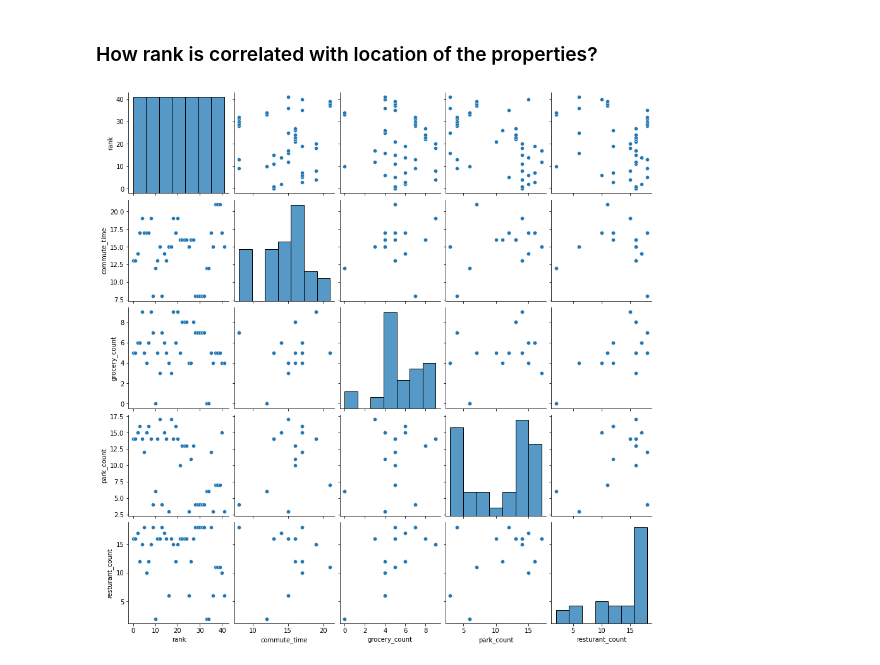
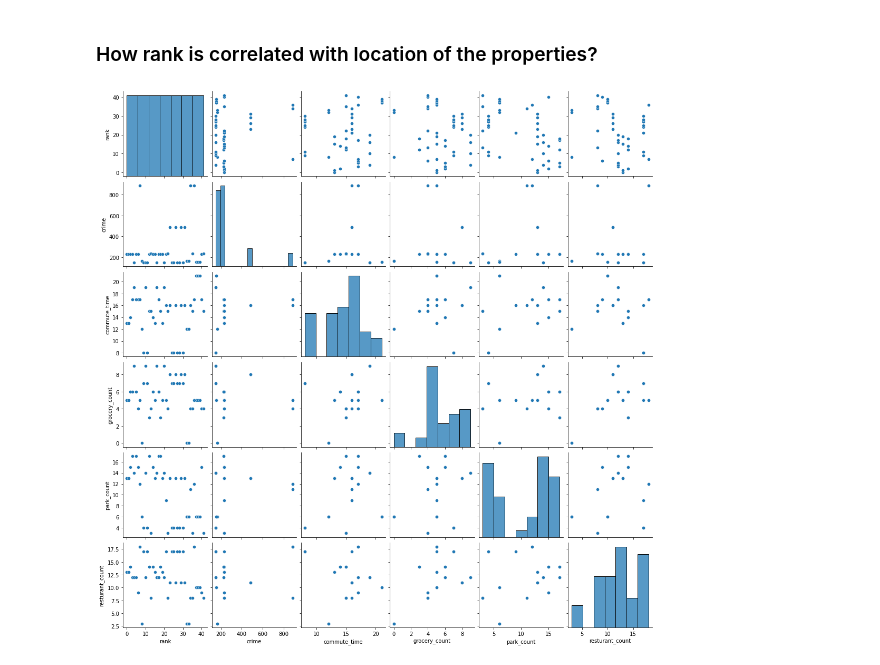
Before and after one commit to cpokorsk/Apartment_Ranking, a Jupyter notebook: Final_Analysis.ipynb, the cells around one changed output. Saved outputs shown, nothing was run; the diff lists cells and outputs as text; code cells hidden in the pictures.

Commit message:
Added Crime Data
Still need to work out how to make crime_score

```diff
--- a/Final_Analysis.ipynb
+++ b/Final_Analysis.ipynb
@@ -47,0 +84,24 @@ memory usage: 5.7+ KB
+# %%
+def score_crime(row):
+    score=((row.Assualt +
+            row.Burglary +
+            row.Vehicle_Theft +
+            row.PropertryCrime +
+            row.Robbery +
+            row.Rape*2
+            )/row.TotalCrime)
+    return score
+# %%
+%%time
+crime_score = []
+
+for i, x in df.iterrows():
+    temp = None
+    for j, row in crime.iterrows():
+        if x.zipcode == row.ZipCode:
+            temp = score_crime(row)
+    if temp == None:
+        print(x.zipcode)
+    crime_score.append(temp)
+
+df['crime'] = crime_score
@@ -302,7 +372,8 @@ def set_score(row):
              row['hardwood_floors']+
              row['open_concept'] +
              row['high_ceiling']*.5 +
-             row['office']*2
+             row['office']*2 +
+             row['crime']*-1
             )
 
     return score
@@ -348,7 +419,7 @@ mm_scaler = MinMaxScaler()
 columns_to_scale = ['price', 'bedrooms','bathrooms','squareFootage','covered_parking',
                     'commute_time','grocery_count','bar_count','gas_count','resturant_count',
                     'hospital_count', 'park_count', 'hardwood_floors', 'office','open_concept',
-                    'high_ceiling']
+                    'high_ceiling','crime']
 
 scaled_array = mm_scaler.fit_transform(df[columns_to_scale])
 df_scaled = pd.DataFrame(scaled_array, columns=columns_to_scale)
@@ -436,11 +502,11 @@ df_sorted.groupby(['complex']).mean()[COL].sort_values(by='scaled_scores', ascen
 # %% [markdown]
 ### How rank is correlated with location of the properties?
 # %%
-column_set = ['rank','commute_time','grocery_count','park_count','resturant_count']
+column_set = ['rank','crime','commute_time','grocery_count','park_count','resturant_count']
 
 grd = sns.pairplot(data=df_sorted[column_set])
 # %% [output]
-[figure, old version]
+[figure, new version]
 # %%
 column_set2 = ['rank','price','squareFootage','bedrooms','bathrooms']
 grd = sns.pairplot(data=df_sorted[column_set2])
```
Also changed, not shown: parts of 24 cells of this notebook, 3 other files.
